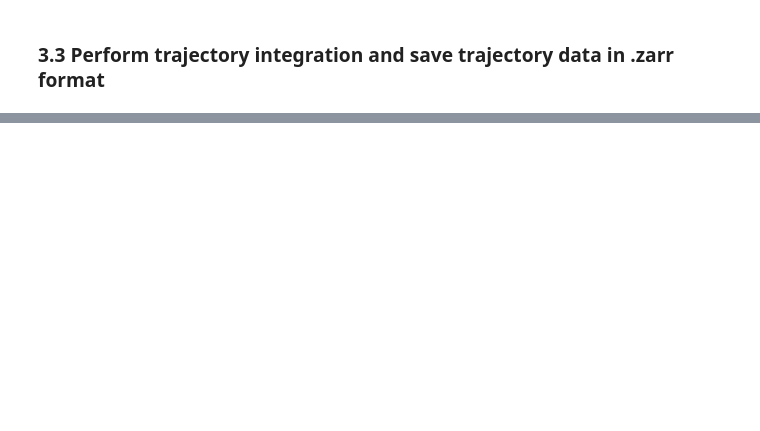
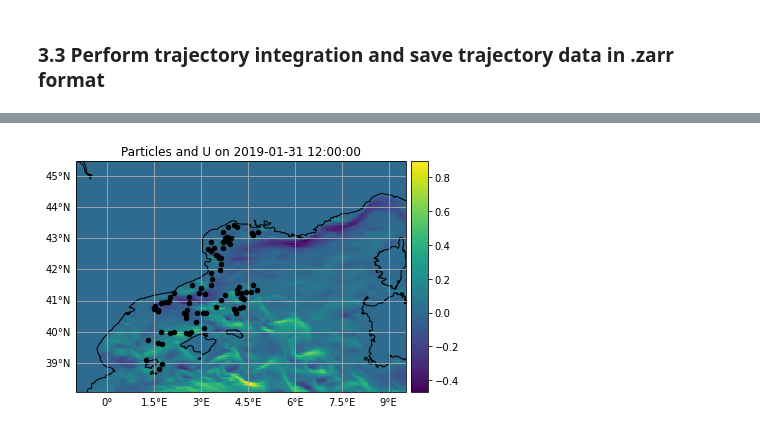
Before and after one commit to immerse-project/Downstream-Users-Toolbox, a Jupyter notebook: T83-ImpactWaveCoupling-ParticleTransport/Parcels_CalcTraj.ipynb, the cells around one changed output, grey strips where cells are left out. Cells and saved outputs as stored; diff of their text form; code cells hidden in the pictures; blank space fills up the shorter version.

```diff
--- a/T83-ImpactWaveCoupling-ParticleTransport/Parcels_CalcTraj.ipynb
+++ b/T83-ImpactWaveCoupling-ParticleTransport/Parcels_CalcTraj.ipynb
@@ -141,7 +141,7 @@ orange(0.0, 0.6, 0.2) >>> [0.  0.2 0.4]
 ############################
 
 # set key to 'uncoupled', 'uncoupled_sd', or 'coupled_sd'
-key_input = "coupled_sd"
+key_input = "uncoupled"
 
 ############################
 
@@ -428,0 +429,7 @@ Wall time: 1min 13s
+# %%
+# Plotting of final positions
+## in this simple form only works for uncoupled simulation
+## as Parcels plotting routine can not deal with summed fieldsets
+PlotParticleSet(pset_main,fieldset_main)
+# %% [output]
+[figure, added]
```
Also changed, not shown: parts of 4 cells of this notebook, 1 other file.
